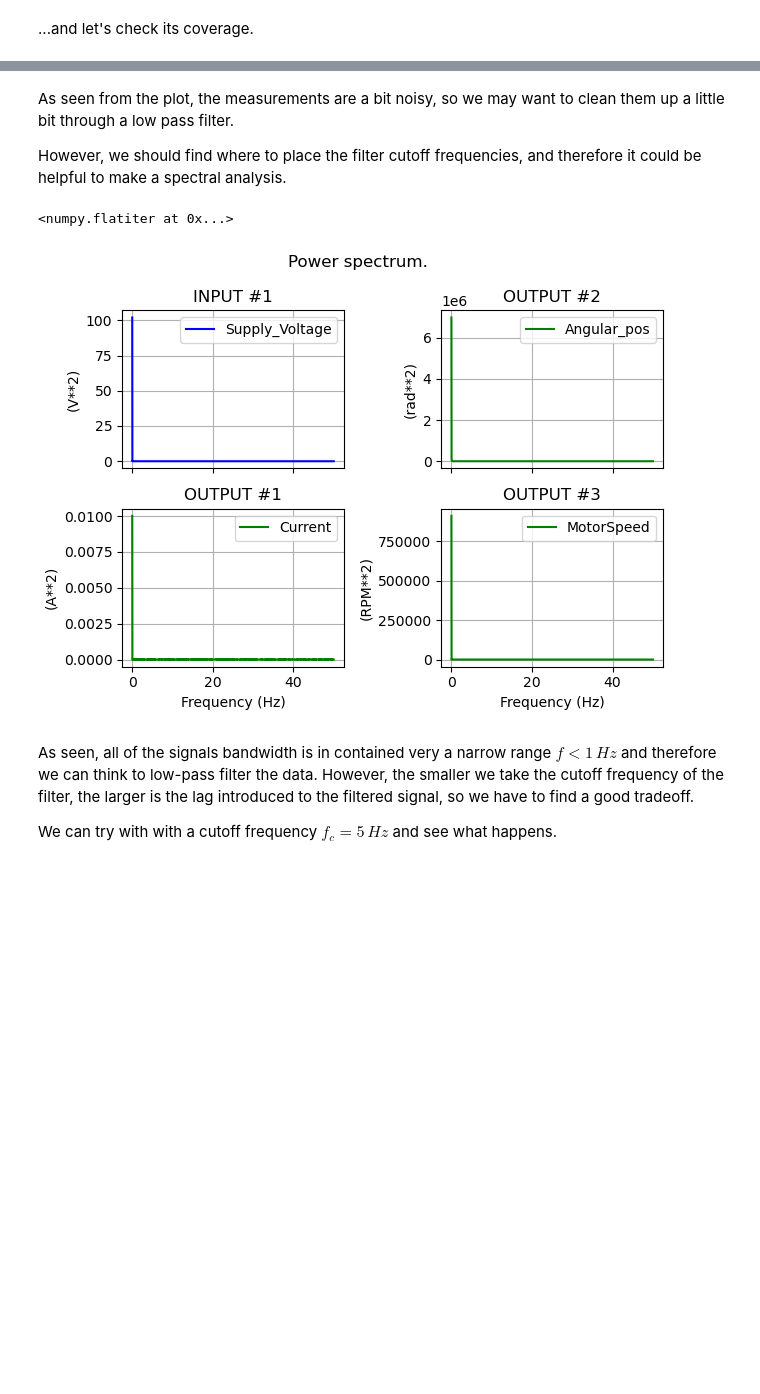
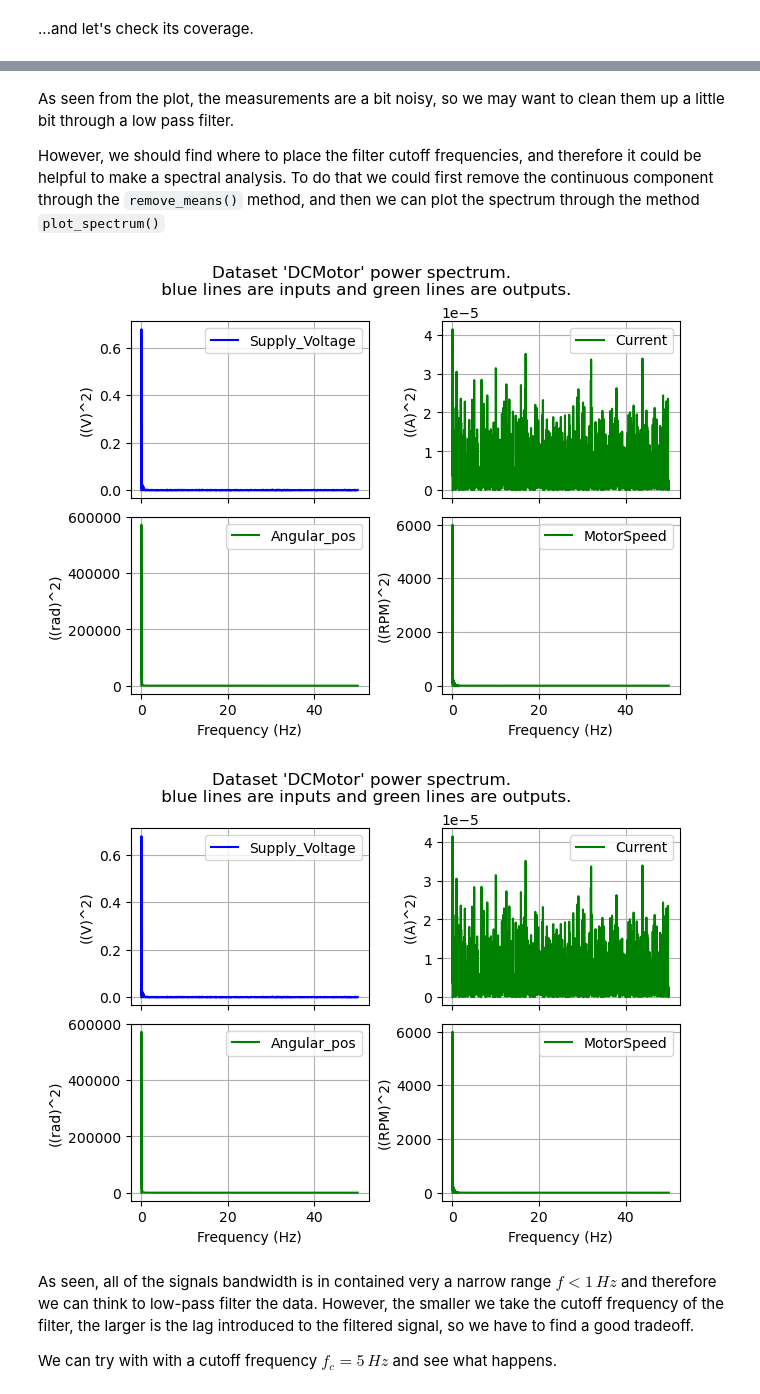
Before and after one commit to VolvoGroup/dymoval, a Jupyter notebook: scripts/tutorial.ipynb, the cells around one changed output, grey strips where cells are left out. Drawn from its saved outputs; the diff is of its cells as text; code cells hidden in the pictures; blank space fills up the shorter version.

```diff
--- a/scripts/tutorial.ipynb
+++ b/scripts/tutorial.ipynb
@@ -123,11 +122,12 @@ ds.plot_coverage()
 As seen from the plot, the measurements are a bit noisy, so we may want to clean them up a little bit through a low pass filter.
 
 However, we should find where to place the filter cutoff frequencies, and therefore it could be helpful to make a spectral analysis.
+To do that we could first remove the continuous component through the `remove_means()` method, and then we can plot the spectrum through the method `plot_spectrum()`
 # %%
-ds.plot_spectrum()
+ds.remove_means().plot_spectrum()
 # %% [output]
-<numpy.flatiter at 0x...>
-[figure, old version]
+[figure, new version]
+[figure, added]
 # %% [markdown]
 As seen, all of the signals bandwidth is in contained very a narrow range $f < 1\, Hz$ and therefore we can think to low-pass filter the data.
 However, the smaller we take the cutoff frequency of the filter, the larger is the lag introduced to the filtered signal, so we have to find a good tradeoff.
```
Also changed, not shown: parts of 20 cells of this notebook, 10 other files.
